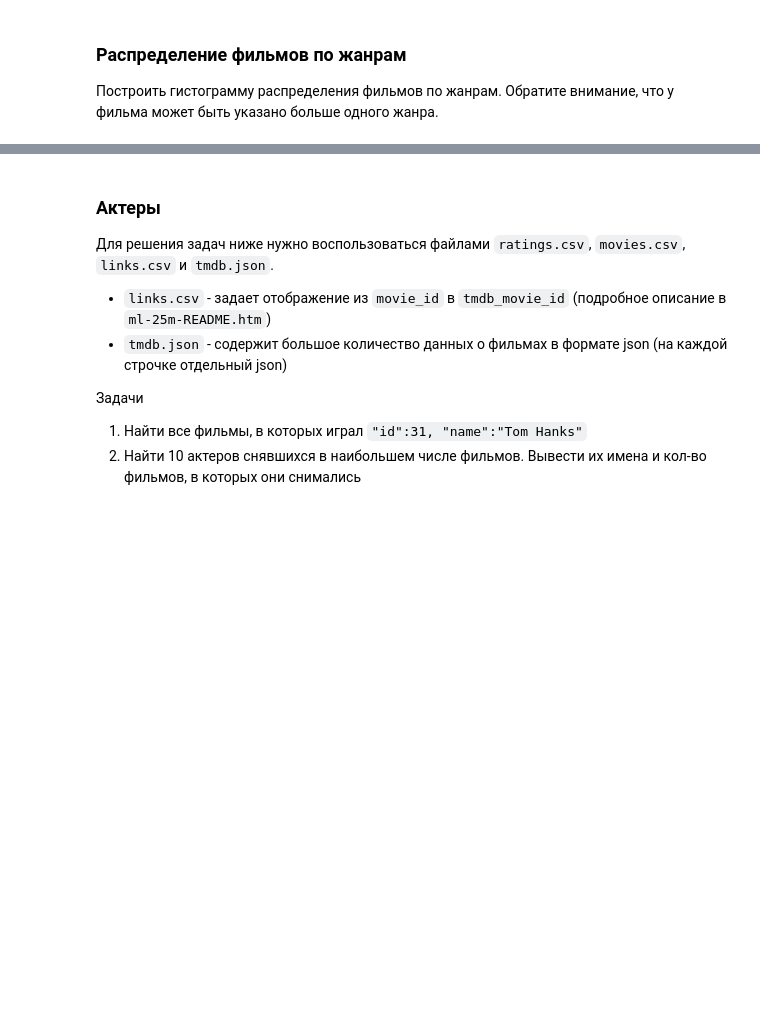
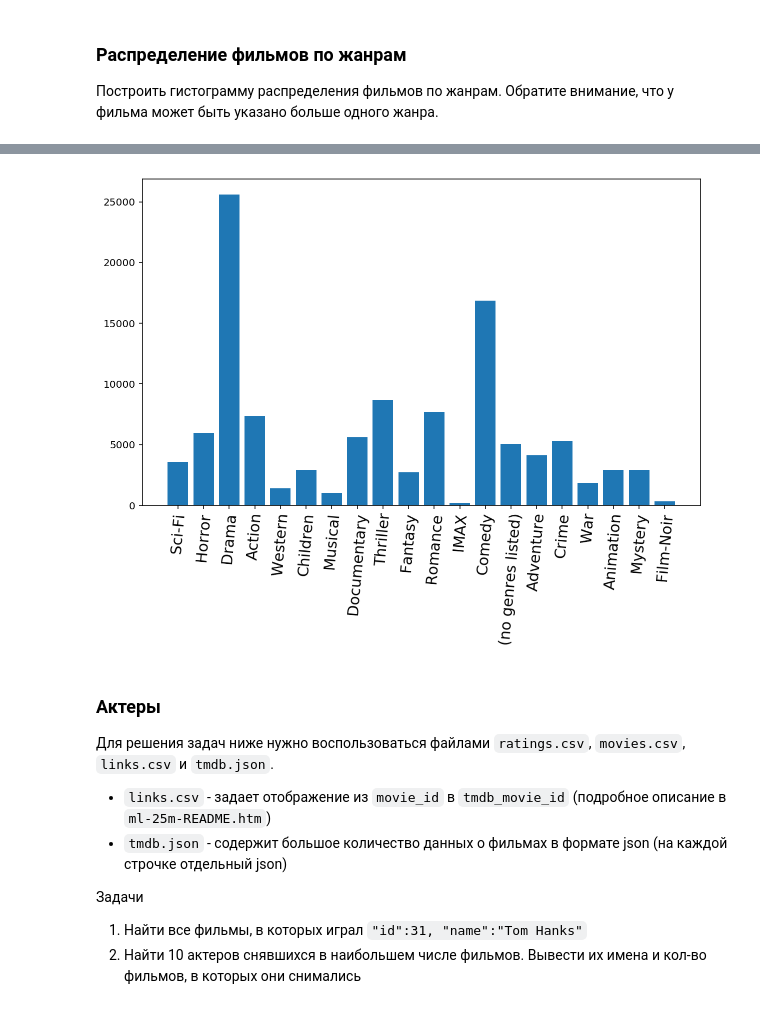
Before and after one commit to ishugaepov/MLBD, a Jupyter notebook: apache_spark/notebooks/spark_examples.ipynb, the cells around one changed output, grey strips where cells are left out. Saved outputs shown, nothing was run; the diff lists cells and outputs as text; code cells hidden in the pictures; blank space fills up the shorter version.

```diff
--- a/apache_spark/notebooks/spark_examples.ipynb
+++ b/apache_spark/notebooks/spark_examples.ipynb
@@ -300,3 +372,12 @@ plt.show()
+# %%
+genre_names, genre_counts = zip(*movie_genre_counts[:20])
+
+f, ax = plt.subplots(figsize=(10, 6))
+plt.xticks(rotation=85, fontsize=15)
+plt.bar(genre_names, genre_counts, align="center")
+plt.show()
+# %% [output]
+[figure, added]
 # %% [markdown]
 ### Актеры
 
```
Also changed, not shown: parts of 32 cells of this notebook.
